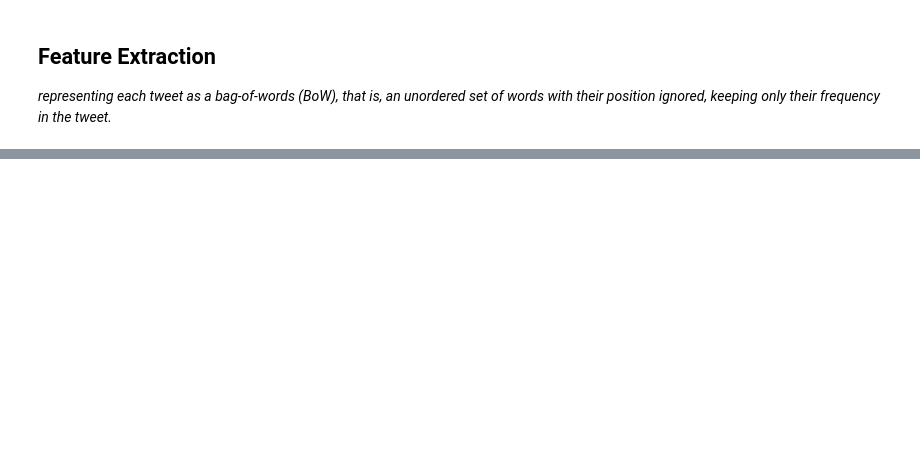
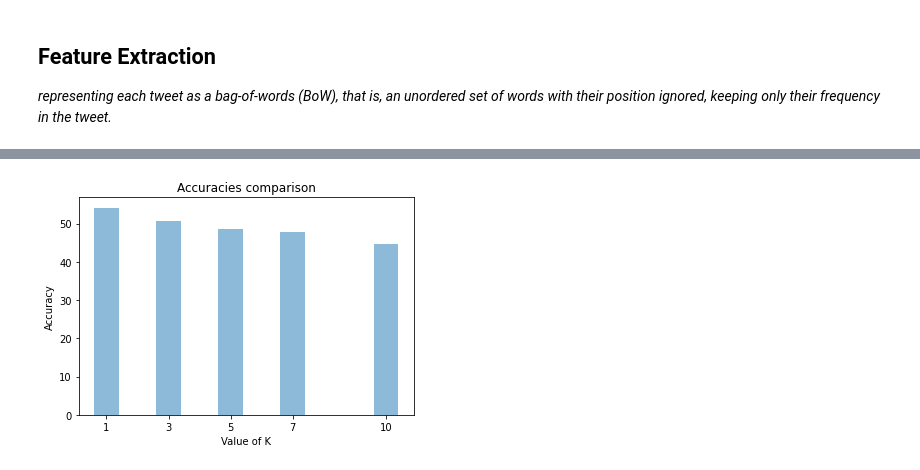
Before and after one commit to MatloobAltaf/Machine-Learning-LUMS, a Jupyter notebook: Programming_Assignment_1/21100164.ipynb, the cells around one changed output, grey strips where cells are left out. Saved outputs shown, nothing was run; the diff lists cells and outputs as text; code cells hidden in the pictures; blank space fills up the shorter version.

Commit message:
Added KNN, Confusion Matrix, Precision, Recall, F1 Score from scratch

```diff
--- a/Programming_Assignment_1/21100164.ipynb
+++ b/Programming_Assignment_1/21100164.ipynb
@@ -122,0 +121,2 @@ df_train.head()
+# %%
+X_test = df_test['preprocessedTweets'].apply(vectorize)
@@ -122,0 +140,7 @@ df_train.head()
+# %%
+
+def distances(train, test):
+    dists = np.zeros((test.shape[0], train.shape[0]))
+    dists = np.sqrt(- 2*np.dot(test, train.T) + np.sum(np.square(train), axis = 1) + np.sum(np.square(test), axis = 1)[:, np.newaxis])
+    # dists = cdist(test, train, 'euclidean')
+    return dists
@@ -122,0 +160,3 @@ df_train.head()
+# %%
+dists = distances(X_train, X_test)
+print(dists)
@@ -122,0 +203,24 @@ df_train.head()
+# %%
+K = [1,3,5,7,10]
+accuracies = []
+precisions = []
+recalls = []
+f1scores = []
+for k in K:
+  Y_pred = predictLabels(Y_train, dists, k)
+# Compute and print the fraction of correctly predicted examples
+  accuracy = (float(np.sum(Y_pred == Y_test)) / Y_test.shape[0])*100
+  unique, matrix = confusion_matrix(Y_test, Y_pred)
+  prec, rec, f1Sco = precision(matrix, Y_test)
+  accuracies.append(accuracy)
+  precisions.append(prec)
+  recalls.append(rec)
+  f1scores.append(f1Sco)
+  print("K = ", k)
+  print('Accuracy: %f %%' % (accuracy))
+  print("Confusion Matrix", matrix)
+  print("\n                 Neutral              Positive             Negative")
+  print("Precision: ", prec)
+  print("Recall:    ", rec)
+  print("F1Score:   ", f1Sco)
+  print("_____________________________________________________________________________________________\n")
@@ -122,0 +245,10 @@ df_train.head()
+# %%
+plt.bar(K, accuracies, align='center', alpha=0.5)
+plt.xticks(K)
+plt.ylabel('Accuracy')
+plt.xlabel('Value of K')
+plt.title('Accuracies comparison')
+
+plt.show()
+# %% [output]
+[figure, added]
```
Also changed, not shown: parts of 21 cells of this notebook.
